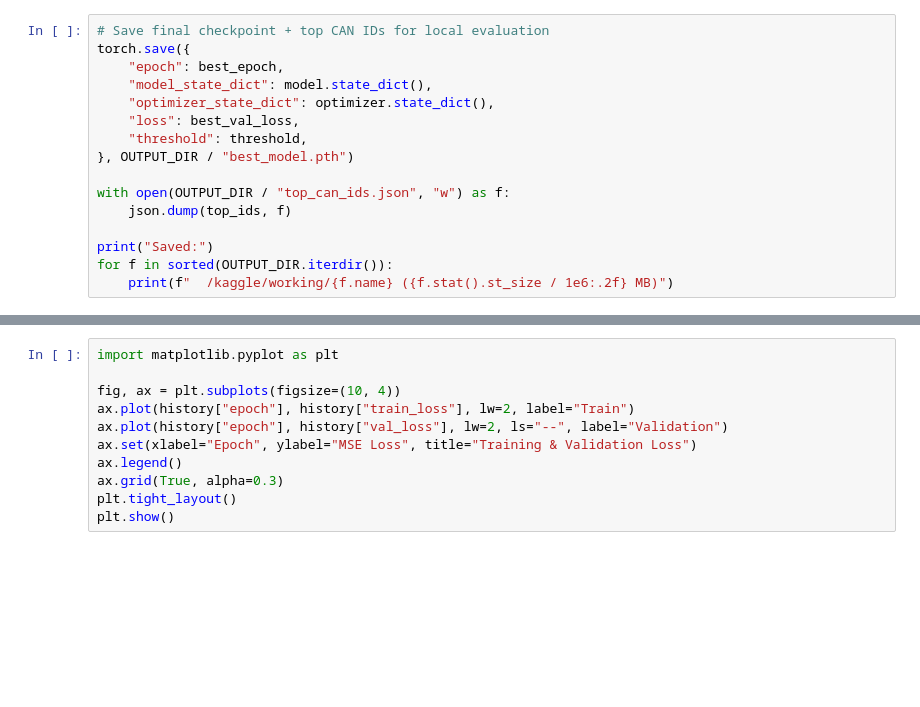
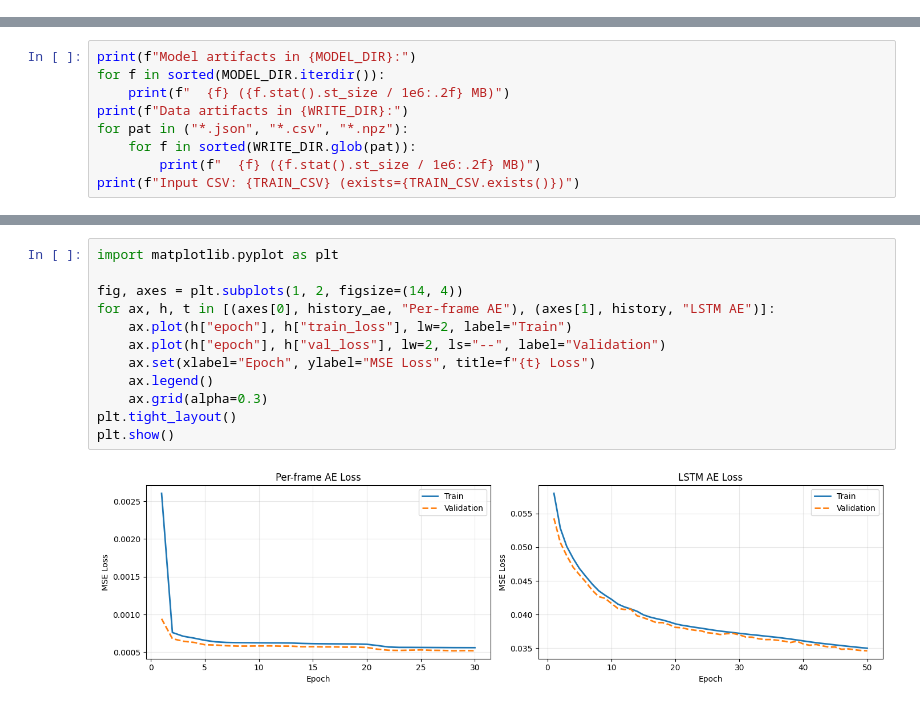
Before and after one commit to Adeeem2/Can-Anomaly-Detection, a Jupyter notebook: can_anomaly_detection.ipynb, the cells around one changed output, grey strips where cells are left out. Saved outputs shown, nothing was run; the diff lists cells and outputs as text; blank space fills up the shorter version.

```diff
--- a/can_anomaly_detection.ipynb
+++ b/can_anomaly_detection.ipynb
@@ -208,16 +829,0 @@ print(f"\nDone! Best val loss: {best_val_loss:.6f} at epoch {best_epoch} | Thres
-# %%
-# Save final checkpoint + top CAN IDs for local evaluation
-torch.save({
-    "epoch": best_epoch,
-    "model_state_dict": model.state_dict(),
-    "optimizer_state_dict": optimizer.state_dict(),
-    "loss": best_val_loss,
-    "threshold": threshold,
-}, OUTPUT_DIR / "best_model.pth")
-
-with open(OUTPUT_DIR / "top_can_ids.json", "w") as f:
-    json.dump(top_ids, f)
-
-print("Saved:")
-for f in sorted(OUTPUT_DIR.iterdir()):
-    print(f"  /kaggle/working/{f.name} ({f.stat().st_size / 1e6:.2f} MB)")
@@ -226,0 +830,9 @@ for f in sorted(OUTPUT_DIR.iterdir()):
+# %%
+print(f"Model artifacts in {MODEL_DIR}:")
+for f in sorted(MODEL_DIR.iterdir()):
+    print(f"  {f} ({f.stat().st_size / 1e6:.2f} MB)")
+print(f"Data artifacts in {WRITE_DIR}:")
+for pat in ("*.json", "*.csv", "*.npz"):
+    for f in sorted(WRITE_DIR.glob(pat)):
+        print(f"  {f} ({f.stat().st_size / 1e6:.2f} MB)")
+print(f"Input CSV: {TRAIN_CSV} (exists={TRAIN_CSV.exists()})")
@@ -227,11 +856,14 @@ for f in sorted(OUTPUT_DIR.iterdir()):
 # %%
 import matplotlib.pyplot as plt
 
-fig, ax = plt.subplots(figsize=(10, 4))
-ax.plot(history["epoch"], history["train_loss"], lw=2, label="Train")
-ax.plot(history["epoch"], history["val_loss"], lw=2, ls="--", label="Validation")
-ax.set(xlabel="Epoch", ylabel="MSE Loss", title="Training & Validation Loss")
-ax.legend()
-ax.grid(True, alpha=0.3)
+fig, axes = plt.subplots(1, 2, figsize=(14, 4))
+for ax, h, t in [(axes[0], history_ae, "Per-frame AE"), (axes[1], history, "LSTM AE")]:
+    ax.plot(h["epoch"], h["train_loss"], lw=2, label="Train")
+    ax.plot(h["epoch"], h["val_loss"], lw=2, ls="--", label="Validation")
+    ax.set(xlabel="Epoch", ylabel="MSE Loss", title=f"{t} Loss")
+    ax.legend()
+    ax.grid(alpha=0.3)
 plt.tight_layout()
 plt.show()
+# %% [output]
+[figure, added]
```
Also changed, not shown: parts of 21 cells of this notebook.
